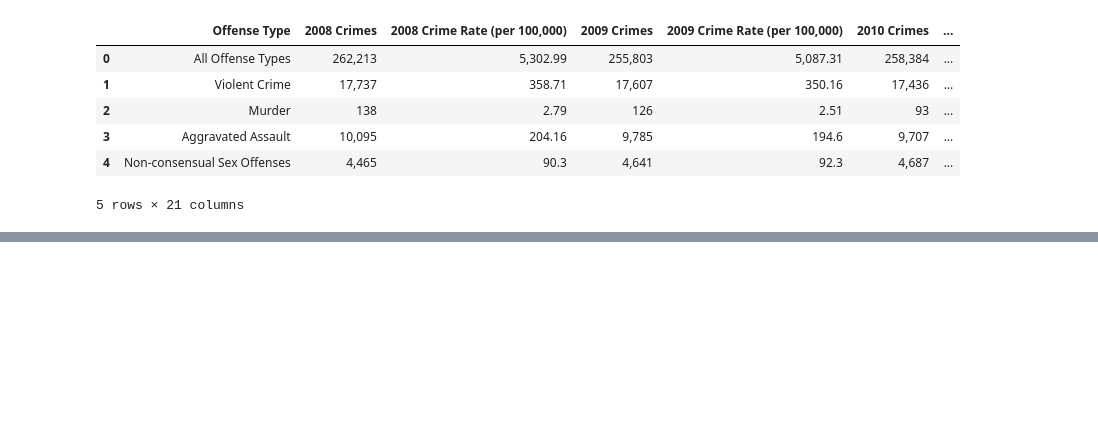
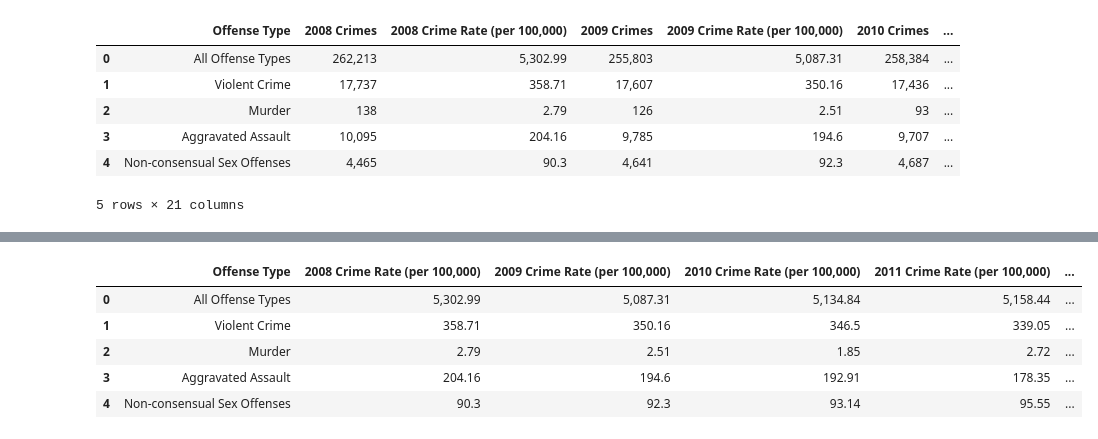
Before and after one commit to zdsteele/Project_1, a Jupyter notebook: Firestone/CrimeStats.ipynb, the cells around one changed output, grey strips where cells are left out. Cells and saved outputs as stored; diff of their text form; code cells hidden in the pictures; blank space fills up the shorter version.

```diff
--- a/Firestone/CrimeStats.ipynb
+++ b/Firestone/CrimeStats.ipynb
@@ -129,0 +158,14 @@ marijuanaUseDF=pd.read_csv(marijuanaUse)
+# %%
+crimeperrate=combined_crimes[['Offense Type','2008 Crime Rate (per 100,000)','2009 Crime Rate (per 100,000)',
+                              '2010 Crime Rate (per 100,000)','2011 Crime Rate (per 100,000)',
+                              '2012 Crime Rate (per 100,000)','2013 Crime Rate (per 100,000)',
+                              '2014 Crime Rate (per 100,000)','2015 Crime Rate (per 100,000)',
+                              '2016 Crime Rate (per 100,000)','2017 Crime Rate (per 100,000)']]
+crimeperrate.head()
+# %% [output]
+|  | Offense Type | 2008 Crime Rate (per 100,000) | 2009 Crime Rate (per 100,000) | 2010 Crime Rate (per 100,000) | 2011 Crime Rate (per 100,000) | ... |
+| 0 | All Offense Types | 5,302.99 | 5,087.31 | 5,134.84 | 5,158.44 | ... |
+| 1 | Violent Crime | 358.71 | 350.16 | 346.5 | 339.05 | ... |
+| 2 | Murder | 2.79 | 2.51 | 1.85 | 2.72 | ... |
+| 3 | Aggravated Assault | 204.16 | 194.6 | 192.91 | 178.35 | ... |
+| 4 | Non-consensual Sex Offenses | 90.3 | 92.3 | 93.14 | 95.55 | ... |
```
Also changed, not shown: parts of 3 cells of this notebook.
